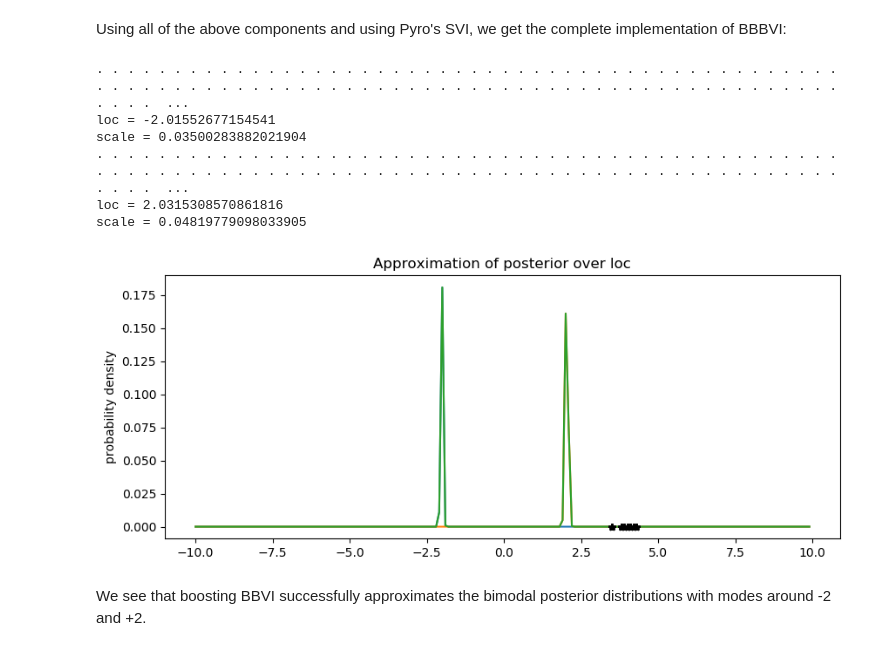
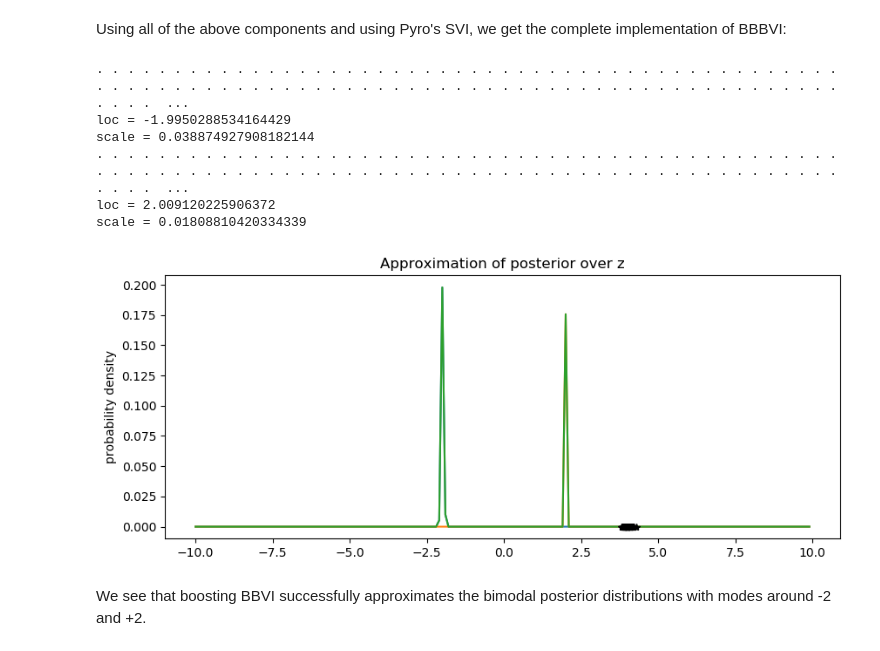
Before and after one commit to gideonite/projects2019-boosting-bbvi-pyro, a Jupyter notebook: boosting_bbvi_tutorial.ipynb, the cells around one changed output. Cells and saved outputs as stored; diff of their text form; code cells hidden in the pictures.

Commit message:
Change variable naming, change data used

```diff
--- a/boosting_bbvi_tutorial.ipynb
+++ b/boosting_bbvi_tutorial.ipynb
@@ -69,11 +69,11 @@ In Pyro, this model takes the following shape:
 def model(data):
     prior_loc = torch.tensor([0.])
     prior_scale = torch.tensor([5.])
-    loc = pyro.sample('loc', dist.Normal(prior_loc, prior_scale))
+    z = pyro.sample('z', dist.Normal(prior_loc, prior_scale))
     scale = torch.tensor([0.1])
 
     with pyro.plate('data', len(data)):
-        pyro.sample('obs', dist.Normal(loc*loc, scale), obs=data)
+        pyro.sample('x', dist.Normal(z*z, scale), obs=data)
 # %% [markdown]
 ### The Guide <a class="anchor" id="the-guide"></a>
 
@@ -88,7 +88,7 @@ Choosing our variational distribution to be a Normal distribution parameterized
 def guide(data, index):
     scale_q = pyro.param('scale_{}'.format(index), torch.tensor([1.0]), constraints.positive)
     loc_q = pyro.param('loc_{}'.format(index), torch.tensor([0.0]))
-    pyro.sample("loc", dist.Normal(loc_q, scale_q))
+    pyro.sample("z", dist.Normal(loc_q, scale_q))
 # %% [markdown]
 ### The RELBO <a class="anchor" id="the-relbo"></a>
 
@@ -109,8 +109,8 @@ def relbo(model, guide, *args, **kwargs):
     guide_trace = trace(guide).get_trace(*args, **kwargs)
 
     # We do not want to update parameters of previously fitted components and thus block all
-    # parameters in the approximation apart from loc.
-    replayed_approximation = trace(replay(block(approximation, expose=['loc']), guide_trace))
+    # parameters in the approximation apart from z.
+    replayed_approximation = trace(replay(block(approximation, expose=['z']), guide_trace))
     approximation_trace = replayed_approximation.get_trace(*args, **kwargs)
 
     loss_fn = pyro.infer.Trace_ELBO(max_plate_nesting=1).differentiable_loss(model,
@@ -118,9 +118,10 @@ def relbo(model, guide, *args, **kwargs):
                                                                              *args,
                                                                              **kwargs)
 
-    elbo = -loss_fn - approximation_trace.log_prob_sum()
+    relbo = -loss_fn - approximation_trace.log_prob_sum()
 
-    return -elbo
+    # By convention, the negative (R)ELBO is returned.
+    return -relbo
 # %% [markdown]
 ### The Approximation <a class="anchor" id="the-approximation"></a>
 # %% [markdown]
@@ -154,7 +155,7 @@ from pyro.poutine import block, replay, trace
 
 # this is for running the notebook in our testing framework
 smoke_test = ('CI' in os.environ)
-n_steps = 2 if smoke_test else 10000
+n_steps = 2 if smoke_test else 12000
 pyro.set_rng_seed(2)
 
 # enable validation (e.g. validate parameters of distributions)
@@ -163,23 +164,25 @@ pyro.enable_validation(True)
 # clear the param store in case we're in a REPL
 pyro.clear_param_store()
 
-data = torch.tensor([4.0, 4.2, 3.9, 4.1, 3.8, 3.5, 4.3]*10)
+# Sample observations from a Normal distribution with loc 4 and scale 0.1
+n = torch.distributions.Normal(torch.tensor([4.0]), torch.tensor([0.1]))
+data = n.sample((100,))
+
 
 def guide(data, index):
     scale_q = pyro.param('scale_{}'.format(index), torch.tensor([1.0]), constraints.positive)
     loc_q = pyro.param('loc_{}'.format(index), torch.tensor([0.0]))
-    pyro.sample("loc", dist.Normal(loc_q, scale_q))
+    pyro.sample("z", dist.Normal(loc_q, scale_q))
 
 
 def model(data):
     prior_loc = torch.tensor([0.])
     prior_scale = torch.tensor([5.])
-    loc = pyro.sample('loc', dist.Normal(prior_loc, prior_scale))
+    z = pyro.sample('z', dist.Normal(prior_loc, prior_scale))
     scale = torch.tensor([0.1])
 
     with pyro.plate('data', len(data)):
-
-        pyro.sample('obs', dist.Normal(loc*loc, scale), obs=data)
+        pyro.sample('x', dist.Normal(z*z, scale), obs=data)
 
 
 def relbo(model, guide, *args, **kwargs):
@@ -190,8 +193,8 @@ def relbo(model, guide, *args, **kwargs):
     guide_trace = trace(guide).get_trace(*args, **kwargs)
 
     # We do not want to update parameters of previously fitted components and thus block all
-    # parameters in the approximation apart from loc.
-    replayed_approximation = trace(replay(block(approximation, expose=['loc']), guide_trace))
+    # parameters in the approximation apart from z.
+    replayed_approximation = trace(replay(block(approximation, expose=['z']), guide_trace))
     approximation_trace = replayed_approximation.get_trace(*args, **kwargs)
 
     loss_fn = pyro.infer.Trace_ELBO(max_plate_nesting=1).differentiable_loss(model,
@@ -202,7 +205,7 @@ def relbo(model, guide, *args, **kwargs):
     relbo = -loss_fn - approximation_trace.log_prob_sum()
 
     # By convention, the negative (R)ELBO is returned.
-    return - relbo
+    return -relbo
 
 
 def approximation(data, components, weights):
@@ -256,39 +259,39 @@ def boosting_bbvi():
         # Update the approximation
         wrapped_approximation = partial(approximation, components=components, weights=weights)
 
         print('Parameters of component {}:'.format(t))
         scale = pyro.param("scale_{}".format(t)).item()
         scales.append(scale)
         loc = pyro.param("loc_{}".format(t)).item()
         locs.append(loc)
         print('loc = {}'.format(loc))
         print('scale = {}'.format(scale))
 
 
     # Plot the resulting approximation
     X = np.arange(-10, 10, 0.1)
     pyplot.figure(figsize=(10, 4), dpi=100).set_facecolor('white')
     total_approximation = np.zeros(X.shape)
     for i in range(1, n_iterations + 1):
         Y = weights[i].item() * scipy.stats.norm.pdf((X - locs[i]) / scales[i])
         pyplot.plot(X, Y)
         total_approximation += Y
     pyplot.plot(X, total_approximation)
     pyplot.plot(data.data.numpy(), np.zeros(len(data)), 'k*')
-    pyplot.title('Approximation of posterior over loc')
+    pyplot.title('Approximation of posterior over z')
     pyplot.ylabel('probability density')
     pyplot.show()
 
 if __name__ == '__main__':
     boosting_bbvi()
 # %% [output]
 . . . . . . . . . . . . . . . . . . . . . . . . . . . . . . . . . . . . . . . . . . . . . . . . . . . . . . . . . . . . . . . . . . . . . . . . . . . . . . . . . . . . . . . . . . . . . . . . . . . .  ...
-loc = -2.01552677154541
-scale = 0.03500283882021904
+loc = -1.9950288534164429
+scale = 0.038874927908182144
 . . . . . . . . . . . . . . . . . . . . . . . . . . . . . . . . . . . . . . . . . . . . . . . . . . . . . . . . . . . . . . . . . . . . . . . . . . . . . . . . . . . . . . . . . . . . . . . . . . . .  ...
-loc = 2.0315308570861816
-scale = 0.04819779098033905
+loc = 2.009120225906372
+scale = 0.01808810420334339
-[figure, old version]
+[figure, new version]
 # %% [markdown]
 We see that boosting BBVI successfully approximates the bimodal posterior distributions with modes around -2 and +2.
 # %% [markdown]
```
Also changed, not shown: parts of 3 cells of this notebook.
